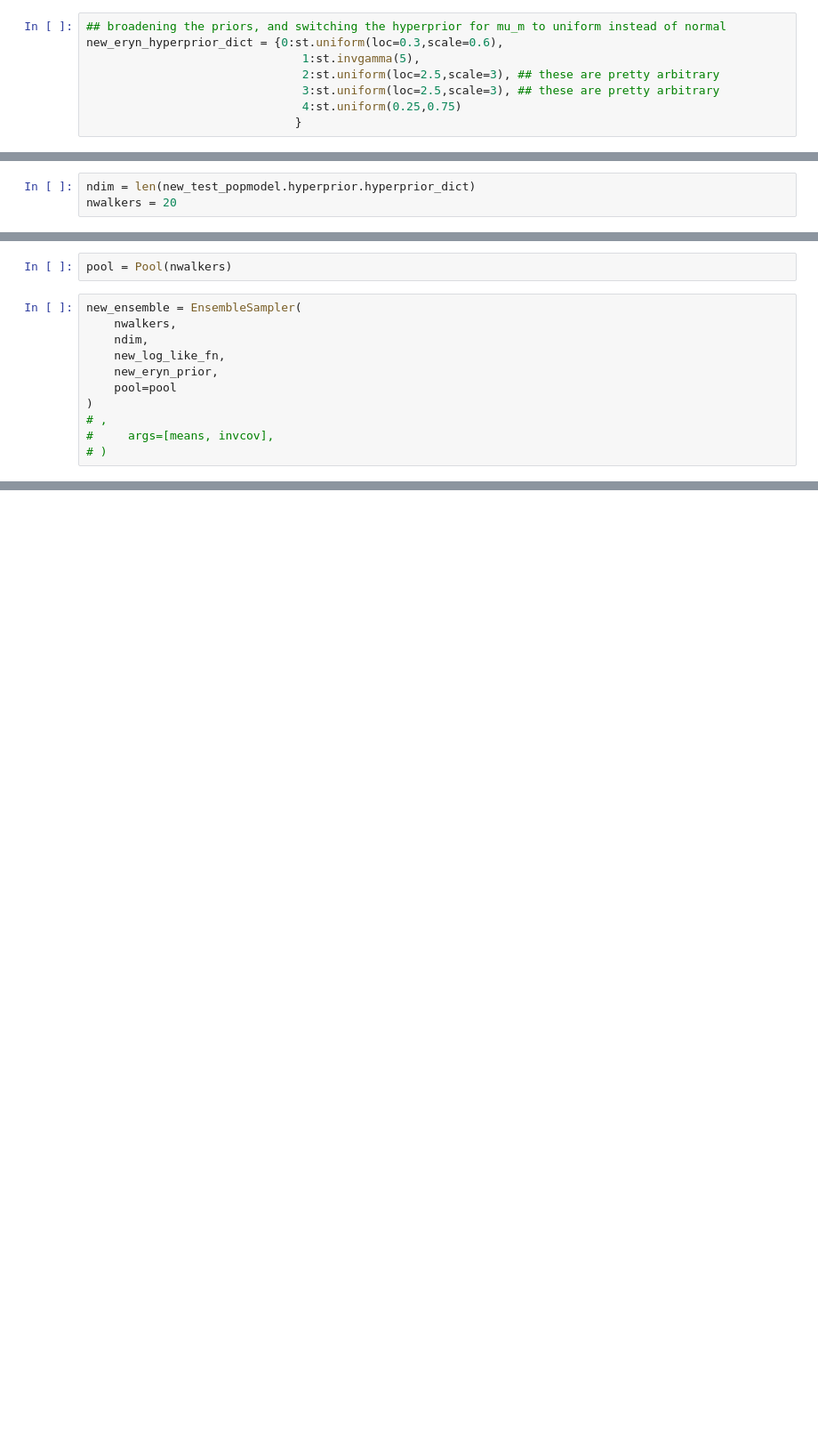
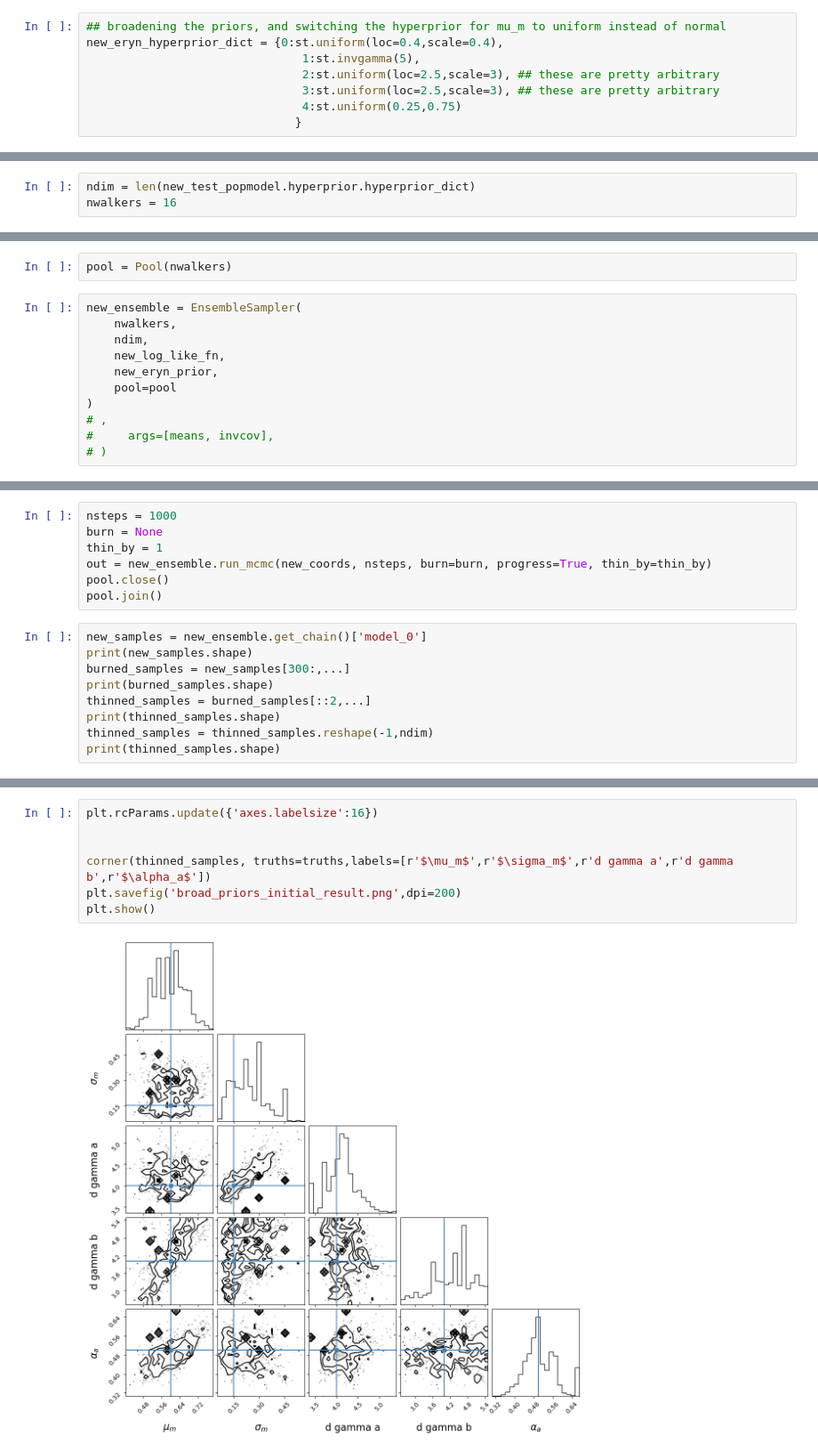
Before and after one commit to criswellalexander/pelargir-gb, a Jupyter notebook: prototype-notebooks/Toy-model-for-toy-model.ipynb, the cells around one changed output, grey strips where cells are left out. Shown at 89% size. Cells and saved outputs as stored; diff of their text form; blank space fills up the shorter version.

Commit message:
Initial result with broad priors and longer run

```diff
--- a/prototype-notebooks/Toy-model-for-toy-model.ipynb
+++ b/prototype-notebooks/Toy-model-for-toy-model.ipynb
@@ -1485,6 +1485,6 @@ new_rng = np.random.default_rng(150914)
 # %%
 ## broadening the priors, and switching the hyperprior for mu_m to uniform instead of normal
-new_eryn_hyperprior_dict = {0:st.uniform(loc=0.3,scale=0.6),
+new_eryn_hyperprior_dict = {0:st.uniform(loc=0.4,scale=0.4),
                                1:st.invgamma(5),
                                2:st.uniform(loc=2.5,scale=3), ## these are pretty arbitrary
                                3:st.uniform(loc=2.5,scale=3), ## these are pretty arbitrary
@@ -1498,7 +1498,7 @@ new_test_hprior = PopulationHyperPrior()
 new_test_popmodel = PopModel(1e7,new_rng,fbins=lowf_bins)
 # %%
 ndim = len(new_test_popmodel.hyperprior.hyperprior_dict)
-nwalkers = 20
+nwalkers = 16
 # %%
 new_test_popmodel.construct_likelihood(datadict)
 # %%
@@ -1584,0 +1562,16 @@ ValueError: The initial log_like was NaN
+# %%
+nsteps = 1000
+burn = None
+thin_by = 1
+out = new_ensemble.run_mcmc(new_coords, nsteps, burn=burn, progress=True, thin_by=thin_by)
+pool.close()
+pool.join()
+# %%
+new_samples = new_ensemble.get_chain()['model_0']
+print(new_samples.shape)
+burned_samples = new_samples[300:,...]
+print(burned_samples.shape)
+thinned_samples = burned_samples[::2,...]
+print(thinned_samples.shape)
+thinned_samples = thinned_samples.reshape(-1,ndim)
+print(thinned_samples.shape)
@@ -1584,0 +1583,9 @@ ValueError: The initial log_like was NaN
+# %%
+plt.rcParams.update({'axes.labelsize':16})
+
+
+corner(thinned_samples, truths=truths,labels=[r'$\mu_m$',r'$\sigma_m$',r'd gamma a',r'd gamma b',r'$\alpha_a$'])
+plt.savefig('broad_priors_initial_result.png',dpi=200)
+plt.show()
+# %% [output]
+[figure, added]
```
Also changed, not shown: parts of 22 cells of this notebook, 1 other file.
